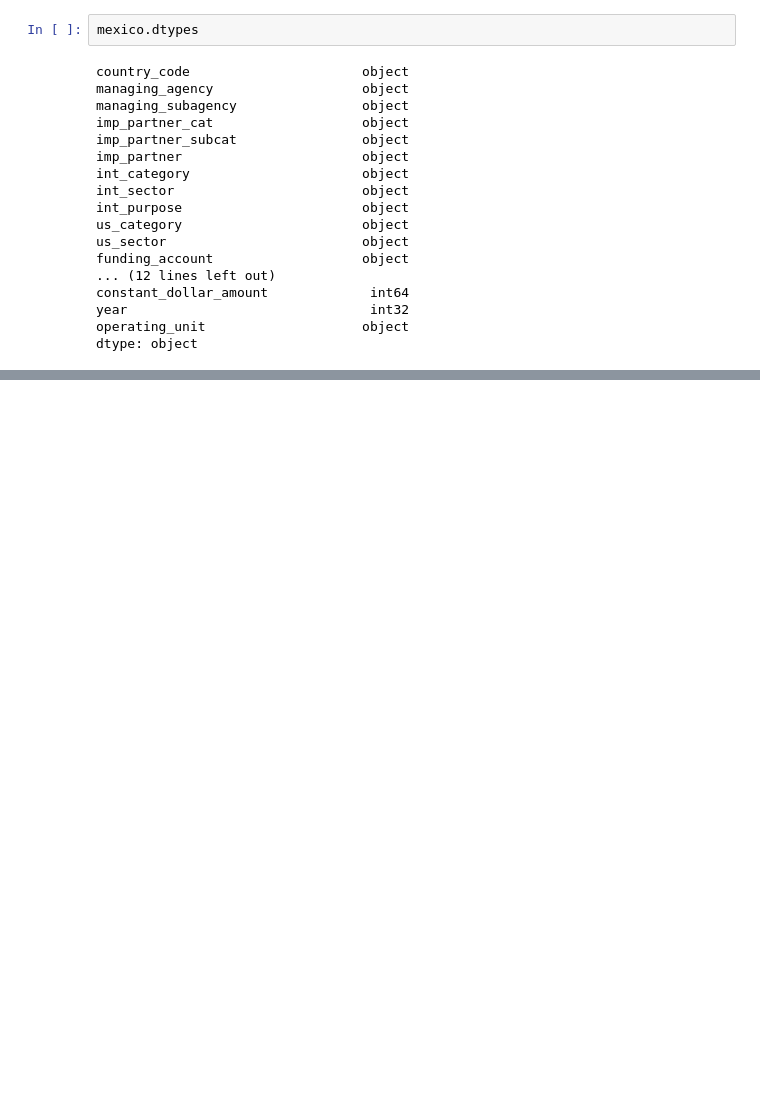
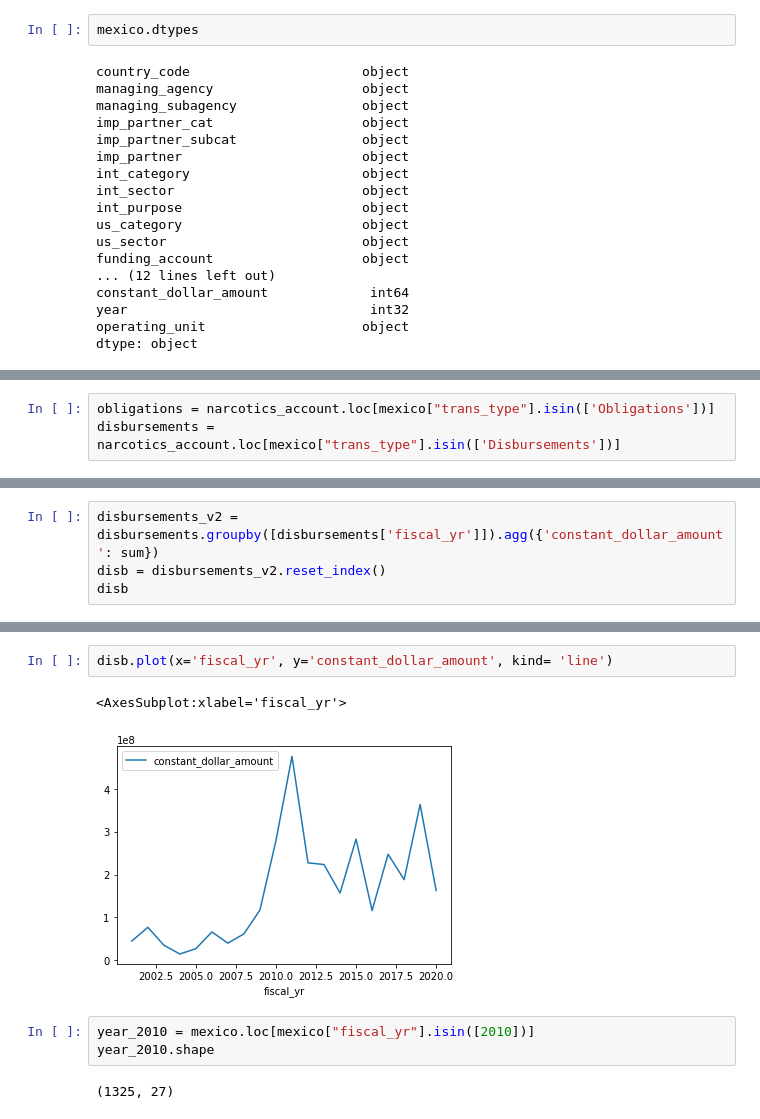
Before and after one commit to eporourke/mapping-mexico, a Jupyter notebook: notebooks/us_foreign_aid.ipynb, the cells around one changed output, grey strips where cells are left out. Saved outputs shown, nothing was run; the diff lists cells and outputs as text; blank space fills up the shorter version.

```diff
--- a/notebooks/us_foreign_aid.ipynb
+++ b/notebooks/us_foreign_aid.ipynb
@@ -222,0 +234,3 @@ narcotics_account.shape
+# %%
+obligations = narcotics_account.loc[mexico["trans_type"].isin(['Obligations'])]
+disbursements = narcotics_account.loc[mexico["trans_type"].isin(['Disbursements'])]
@@ -251,0 +254,4 @@ plt.show()
+# %%
+disbursements_v2 = disbursements.groupby([disbursements['fiscal_yr']]).agg({'constant_dollar_amount': sum})
+disb = disbursements_v2.reset_index()
+disb
@@ -251,0 +291,10 @@ plt.show()
+# %%
+disb.plot(x='fiscal_yr', y='constant_dollar_amount', kind= 'line')
+# %% [output]
+<AxesSubplot:xlabel='fiscal_yr'>
+[figure, added]
+# %%
+year_2010 = mexico.loc[mexico["fiscal_yr"].isin([2010])]
+year_2010.shape
+# %% [output]
+(1325, 27)
```
Also changed, not shown: parts of 16 cells of this notebook.
